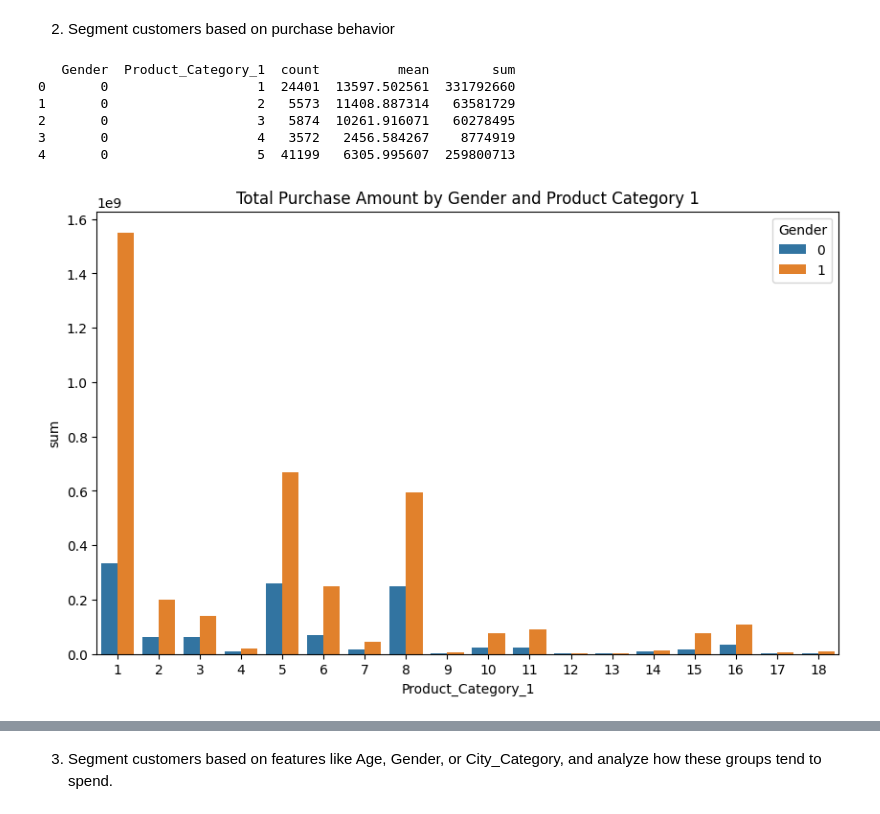
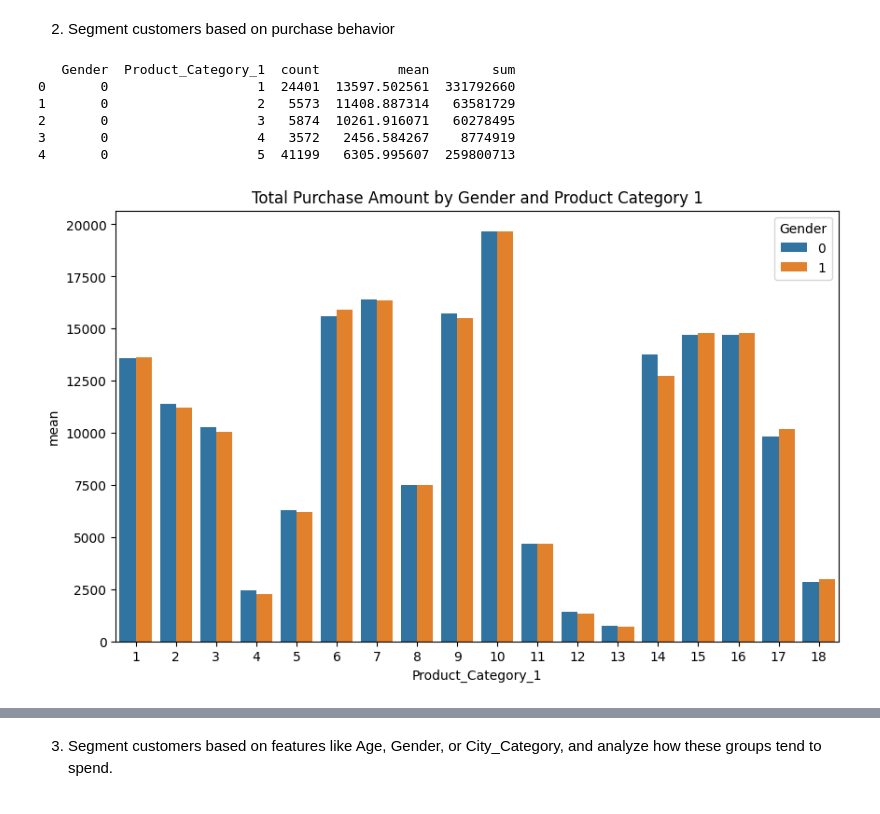
Before and after one commit to Darknight47/Data-Science-Project-02, a Jupyter notebook: recommendation_system.ipynb, the cells around one changed output, grey strips where cells are left out. Drawn from its saved outputs; the diff is of its cells as text; code cells hidden in the pictures.

```diff
--- a/recommendation_system.ipynb
+++ b/recommendation_system.ipynb
@@ -179,26 +179,26 @@ print(category_3_group.head())
 # %%
 import matplotlib.pyplot as plt
 import seaborn as sns
 
 # Group by Gender and Product_Category_1
 gender_category_group = dataset.groupby(['Gender', 'Product_Category_1'])['Purchase'].agg(['count', 'mean', 'sum']).reset_index()
 
 # View results
 print(gender_category_group.head())
 
 # Visualize the patterns
 plt.figure(figsize=(10,6))
-sns.barplot(x='Product_Category_1', y='sum', hue='Gender', data=gender_category_group)
+sns.barplot(x='Product_Category_1', y='mean', hue='Gender', data=gender_category_group)
 plt.title('Total Purchase Amount by Gender and Product Category 1')
 plt.show()
 # %% [output]
    Gender  Product_Category_1  count          mean        sum
 0       0                   1  24401  13597.502561  331792660
 1       0                   2   5573  11408.887314   63581729
 2       0                   3   5874  10261.916071   60278495
 3       0                   4   3572   2456.584267    8774919
 4       0                   5  41199   6305.995607  259800713
-[figure, old version]
+[figure, new version]
 # %%
 # Group by Gender and Product_Category_1
 gender_category_group2 = dataset.groupby(['Gender', 'Product_Category_2'])['Purchase'].agg(['count', 'mean', 'sum']).reset_index()
```
Also changed, not shown: parts of 2 cells of this notebook.
